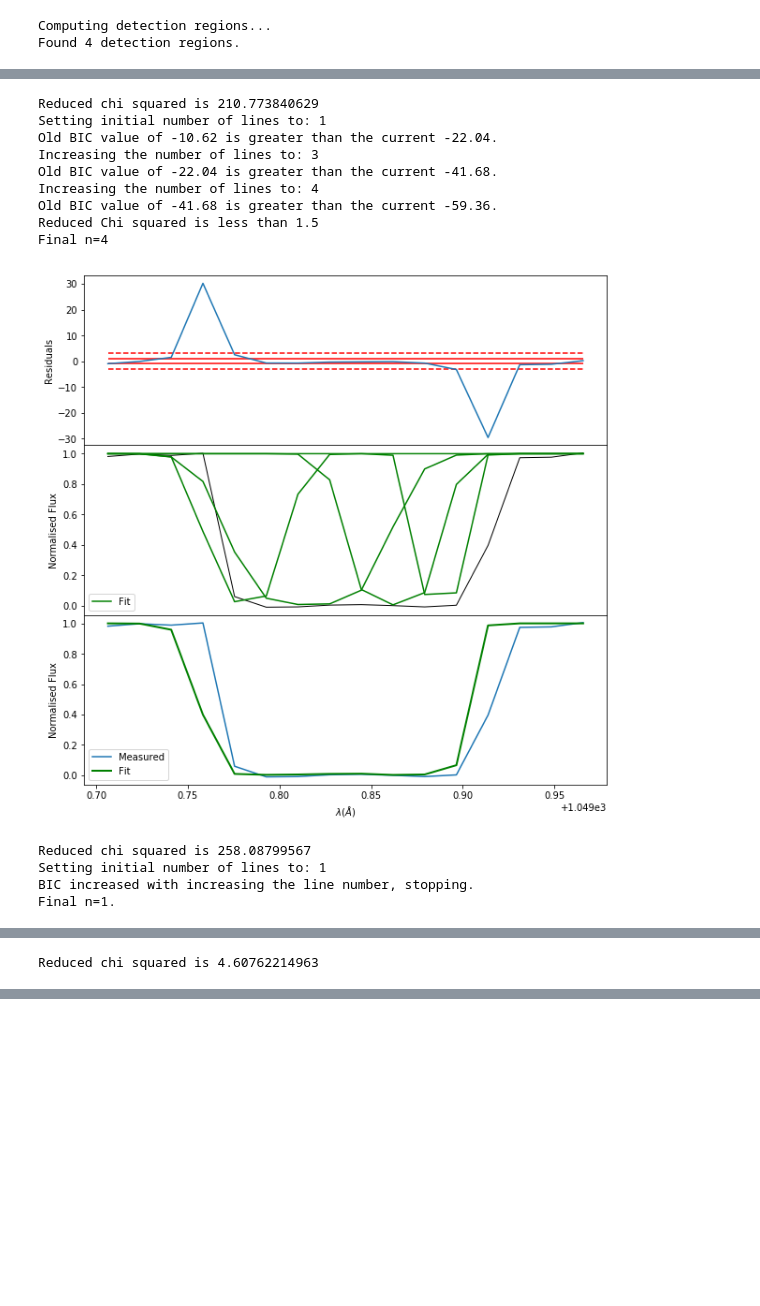
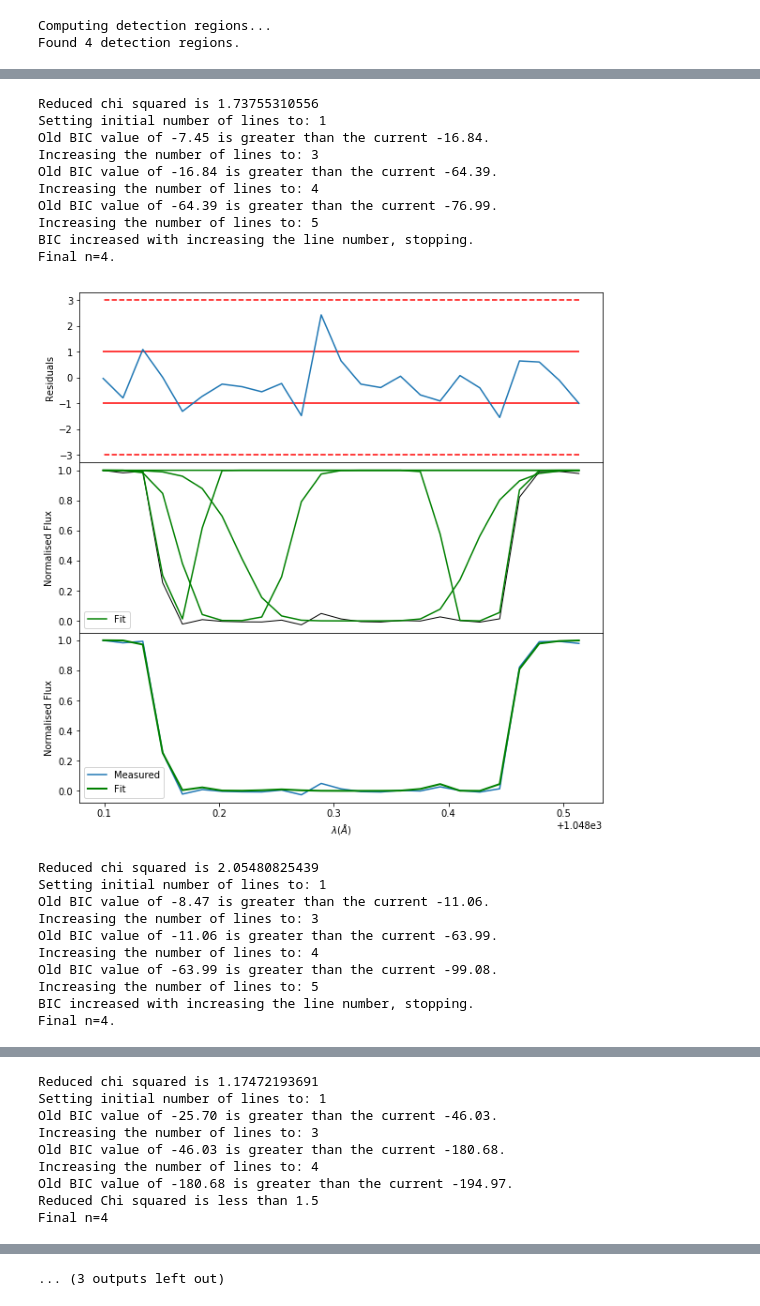
Before and after one commit to sarahappleby/VAMP, a Jupyter notebook: improve_chi.ipynb, the cells around one changed output, grey strips where cells are left out. Saved outputs shown, nothing was run; the diff lists cells and outputs as text; code cells hidden in the pictures; blank space fills up the shorter version.

Commit message:
vpfits: corrected plot error

```diff
--- a/improve_chi.ipynb
+++ b/improve_chi.ipynb
@@ -37,41 +55,40 @@ flux_array = flux
 noise_array = noise
 
 frequency_array = constants['c']['value'] / (wavelength_array*1.e-10)
-regions, region_pixels = compute_detection_regions(wavelength_array, tau_array, flux_array, noise_array, min_region_width=2)
 
 flux_model = {'total': np.ones(len(flux_array)), 'chi_squared': np.zeros(len(regions))}
 
 j = 0
+
 for start, end in region_pixels[0:]:
-    fluxes = flux_array[start:end]
-    noise = noise_array[start:end]
-    waves = wavelength_array[start:end]
-    nu = frequency_array[start:end]
-    taus = tau_array[start:end]
+    fluxes = np.flip(flux_array[start:end], 0)
+    noises = np.flip(noise_array[start:end], 0)
+    waves = np.flip(wavelength_array[start:end], 0)
+    nu = np.flip(frequency_array[start:end], 0)
 
+    for _ in range(10):
+        # make initial guess for number of lines in a region
+        n = estimate_n(fluxes)
 
-    # make initial guess for number of lines in a region
-    n = estimate_n(fluxes)
+        # number of degrees of freedom = number of data points + number of parameters
+        freedom = len(fluxes) + 3*n
 
-    # number of degrees of freedom = number of data points + number of parameters
-    freedom = len(fluxes) + 3*n
+        # fit the region by minimising BIC and chi squared
+        fit = region_fit(nu, fluxes, n, noises, freedom, voigt=False, chi_limit=1.5)
 
-    # fit the region by minimising BIC and chi squared
-    fit = region_fit(nu, fluxes, n, noise, freedom, voigt=False, chi_limit=1.5)
+        # evaluate overall chi squared
+        n = len(fit.estimated_profiles)
+        freedom = len(fluxes) + 3*n
 
-    # evaluate overall chi squared
-    n = len(fit.estimated_profiles)
-    freedom = len(fluxes) + 3*n
+        fit.plot(waves, fluxes, n=n, start_pix=start, end_pix=end)
 
-    fit.plot(waves, fluxes, n=n, start_pix=start, end_pix=end)
+        flux_model['chi_squared'][j] = fit.ReducedChisquared(fluxes, fit.total.value, noises, freedom)
 
-    flux_model['chi_squared'][j] = fit.ReducedChisquared(fluxes, fit.total.value, noise, freedom)
+        print 'Reduced chi squared is {}'.format(flux_model['chi_squared'][j])
 
-    print 'Reduced chi squared is {}'.format(flux_model['chi_squared'][j])
-
-    # if chi squared is sufficiently small, stop there. If not, repeat the region fitting
-    #if flux_model['chi_squared'][j] < 1.5:
-    #    break
+        #if chi squared is sufficiently small, stop there. If not, repeat the region fitting
+        if flux_model['chi_squared'][j] < 1.5:
+            break
 
     j += 1
 # %% [output]
@@ -102,14 +116,21 @@ Final n=4
-Reduced chi squared is 210.773840629
+Reduced chi squared is 1.73755310556
 Setting initial number of lines to: 1
-Old BIC value of -10.62 is greater than the current -22.04.
+Old BIC value of -7.45 is greater than the current -16.84.
 Increasing the number of lines to: 3
-Old BIC value of -22.04 is greater than the current -41.68.
+Old BIC value of -16.84 is greater than the current -64.39.
 Increasing the number of lines to: 4
-Old BIC value of -41.68 is greater than the current -59.36.
-Reduced Chi squared is less than 1.5
-Final n=4
+Old BIC value of -64.39 is greater than the current -76.99.
+Increasing the number of lines to: 5
+BIC increased with increasing the line number, stopping.
+Final n=4.
-[figure, old version]
+[figure, new version]
-Reduced chi squared is 258.08799567
+Reduced chi squared is 2.05480825439
 Setting initial number of lines to: 1
+Old BIC value of -8.47 is greater than the current -11.06.
+Increasing the number of lines to: 3
+Old BIC value of -11.06 is greater than the current -63.99.
+Increasing the number of lines to: 4
+Old BIC value of -63.99 is greater than the current -99.08.
+Increasing the number of lines to: 5
 BIC increased with increasing the line number, stopping.
-Final n=1.
+Final n=4.
@@ -117 +138,9 @@ Final n=1.
-Reduced chi squared is 4.60762214963
+Reduced chi squared is 1.17472193691
+Setting initial number of lines to: 1
+Old BIC value of -25.70 is greater than the current -46.03.
+Increasing the number of lines to: 3
+Old BIC value of -46.03 is greater than the current -180.68.
+Increasing the number of lines to: 4
+Old BIC value of -180.68 is greater than the current -194.97.
+Reduced Chi squared is less than 1.5
+Final n=4
@@ -117,0 +158 @@ Reduced chi squared is 4.60762214963
+... (3 outputs left out)
```
Also changed, not shown: parts of 5 cells of this notebook, 1 other file.
